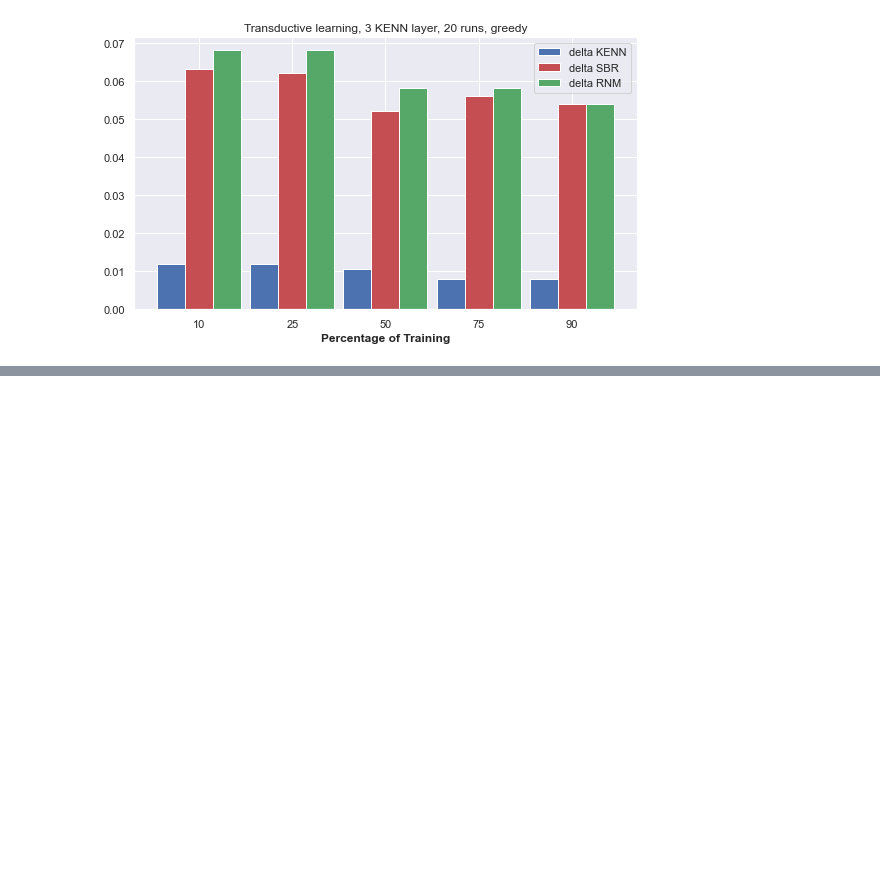
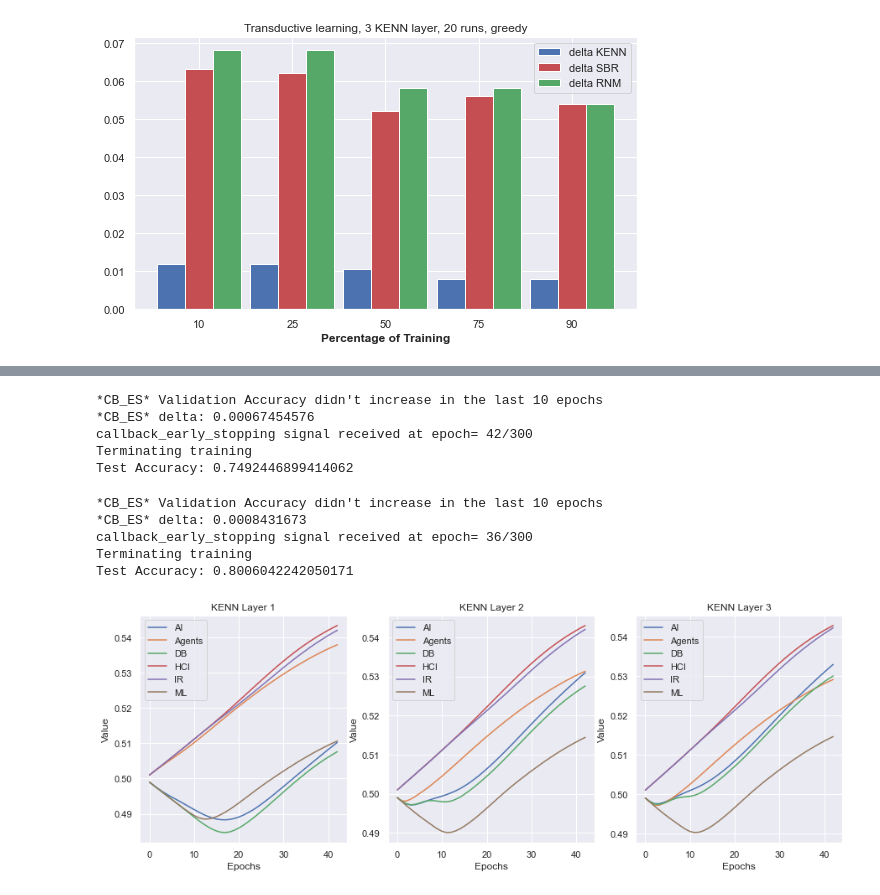
Before and after one commit to rmazzier/KENN-Citeseer-Experiments, a Jupyter notebook: final_results.ipynb, the cells around one changed output, grey strips where cells are left out. Saved outputs shown, nothing was run; the diff lists cells and outputs as text; code cells hidden in the pictures; blank space fills up the shorter version.

Commit message:
add clause weights inspection

```diff
--- a/final_results.ipynb
+++ b/final_results.ipynb
@@ -149,0 +162,20 @@ Test Accuracy std:      NN = 0.029636; KENN = 0.030848
+# %%
+history_ind = train_and_evaluate_kenn_inductive(0.9, verbose=False)
+# %% [output]
+*CB_ES* Validation Accuracy didn't increase in the last 10 epochs
+*CB_ES* delta: 0.00067454576
+callback_early_stopping signal received at epoch= 42/300
+Terminating training
+Test Accuracy: 0.7492446899414062
+# %%
+history_tra = train_and_evaluate_kenn_transductive(0.9, verbose=False)
+# %% [output]
+*CB_ES* Validation Accuracy didn't increase in the last 10 epochs
+*CB_ES* delta: 0.0008431673
+callback_early_stopping signal received at epoch= 36/300
+Terminating training
+Test Accuracy: 0.8006042242050171
+# %%
+plot_clause_weights(history_ind)
+# %% [output]
+[figure, added]
```
Also changed, not shown: parts of 5 cells of this notebook, 21 other files.
